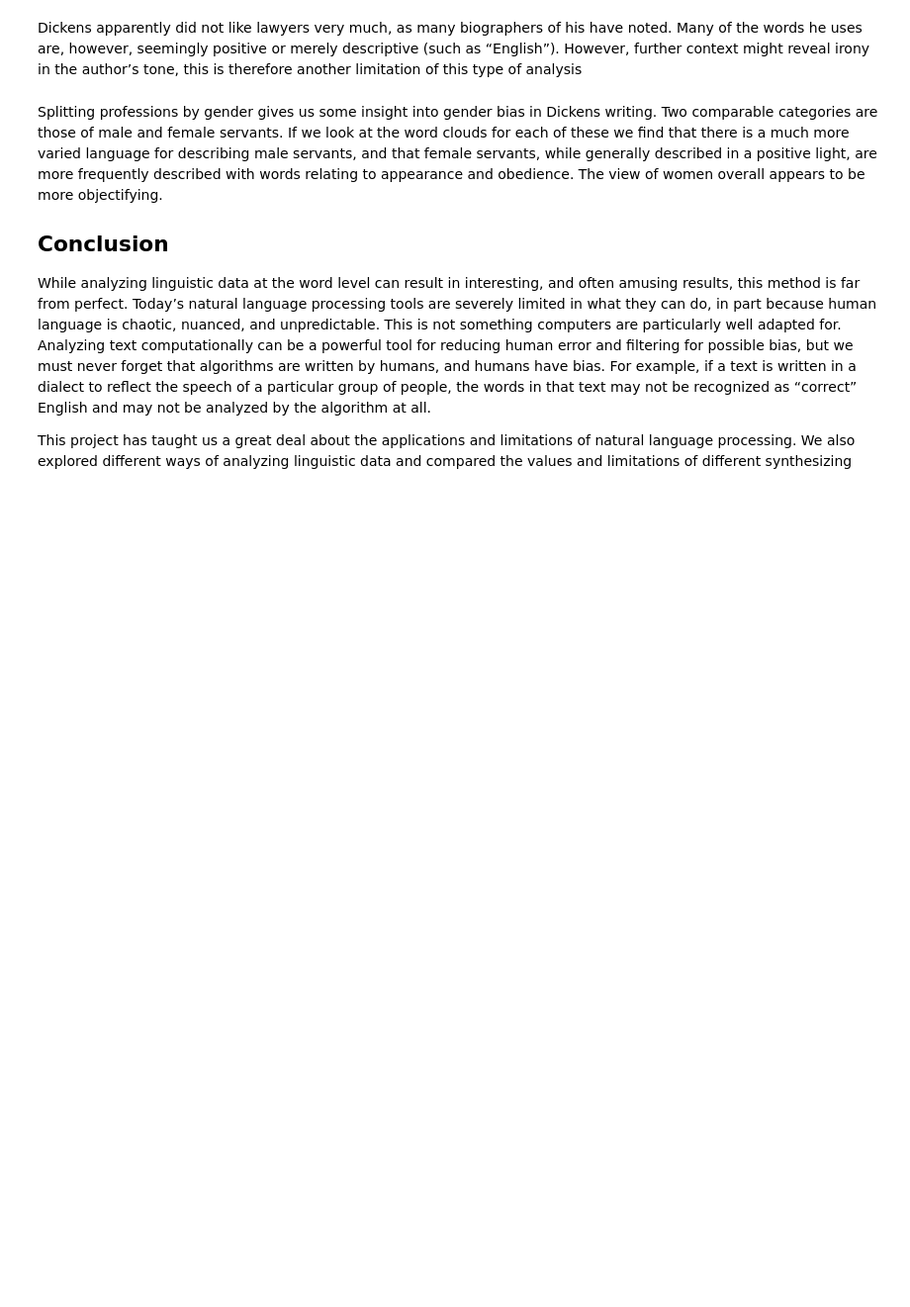
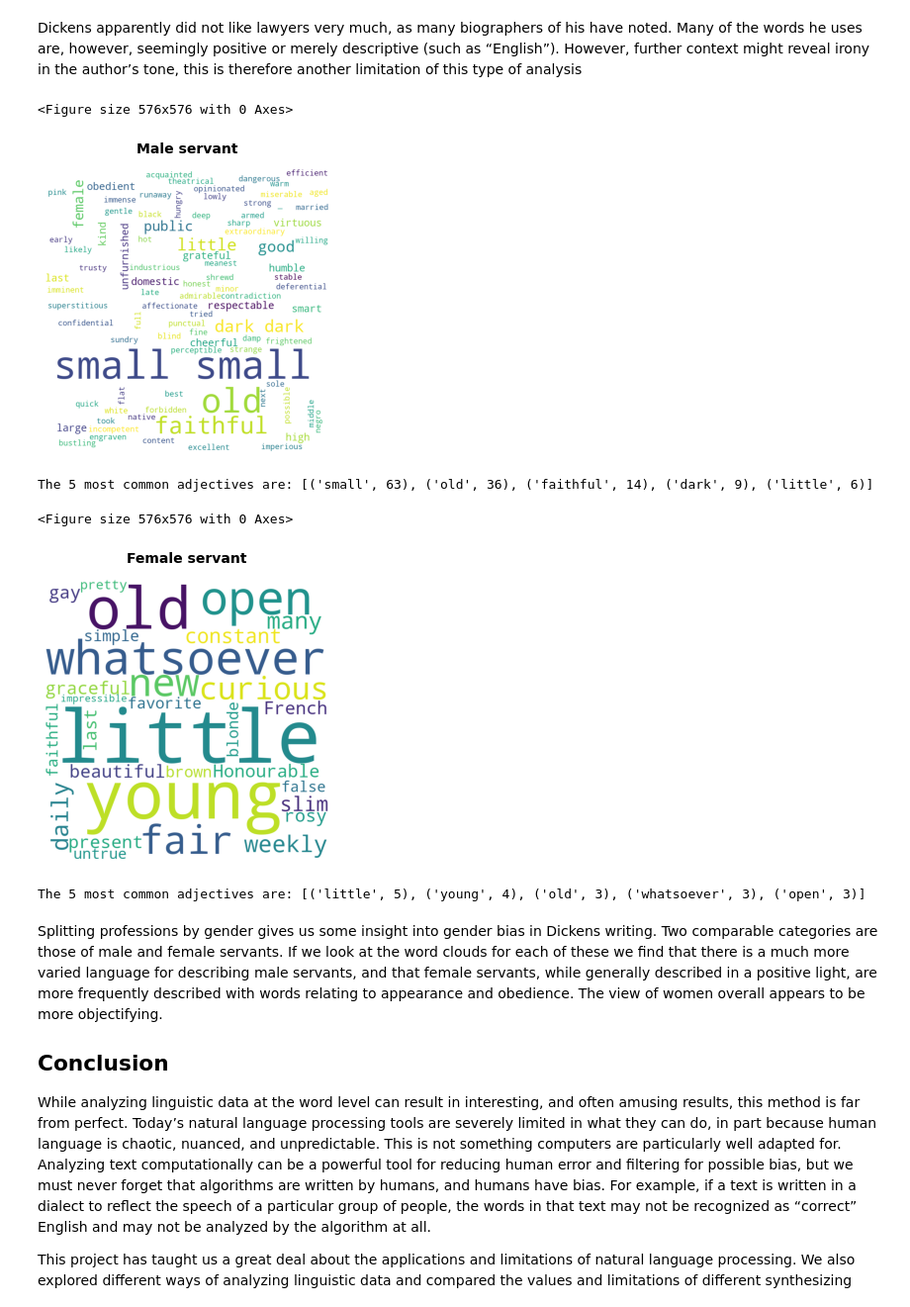
Before and after one commit to olincollege/Dickens-opinions-analysis, a Jupyter notebook: Computational_Essay.ipynb, the cells around one changed output. Shown at 99% size. Cells and saved outputs as stored; diff of their text form; code cells hidden in the pictures; blank space fills up the shorter version.

```diff
--- a/Computational_Essay.ipynb
+++ b/Computational_Essay.ipynb
@@ -114,6 +122,14 @@ This may indicate that dickens had a respect for high-ranking military men, but
 Dickens apparently did not like lawyers very much, as many biographers of his have noted. Many of the words he uses are, however, seemingly positive or merely descriptive (such as “English”). However, further context might reveal irony in the author’s tone, this is therefore another limitation of this type of analysis
 # %%
 # Male servant versus female servant
+make_word_clouds_specific_categories([18,21])
+# %% [output]
+<Figure size 576x576 with 0 Axes>
+[figure, added]
+The 5 most common adjectives are: [('small', 63), ('old', 36), ('faithful', 14), ('dark', 9), ('little', 6)]
+<Figure size 576x576 with 0 Axes>
+[figure, added]
+The 5 most common adjectives are: [('little', 5), ('young', 4), ('old', 3), ('whatsoever', 3), ('open', 3)]
 # %% [markdown]
 Splitting professions by gender gives us some insight into gender bias in Dickens writing. Two comparable categories are those of male and female servants. If we look at the word clouds for each of these we find that there is a much more varied language for describing male servants, and that female servants, while generally described in a positive light, are more frequently described with words relating to appearance and obedience. The view of women overall appears to be more objectifying.
 
```
Also changed, not shown: parts of 5 cells of this notebook.
